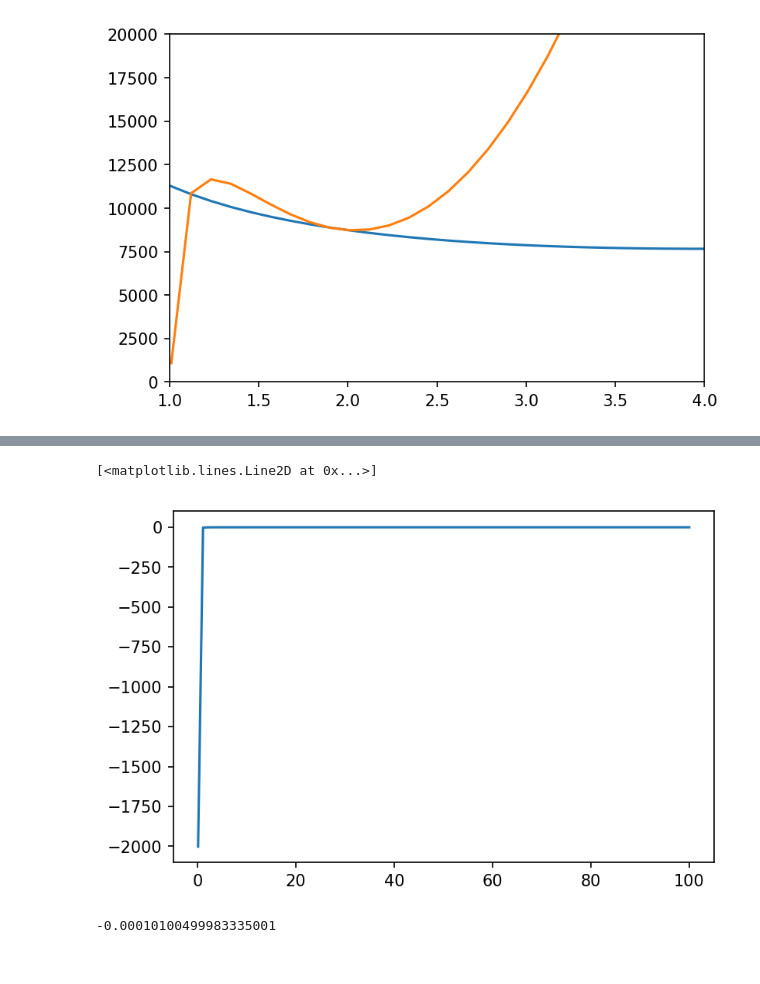
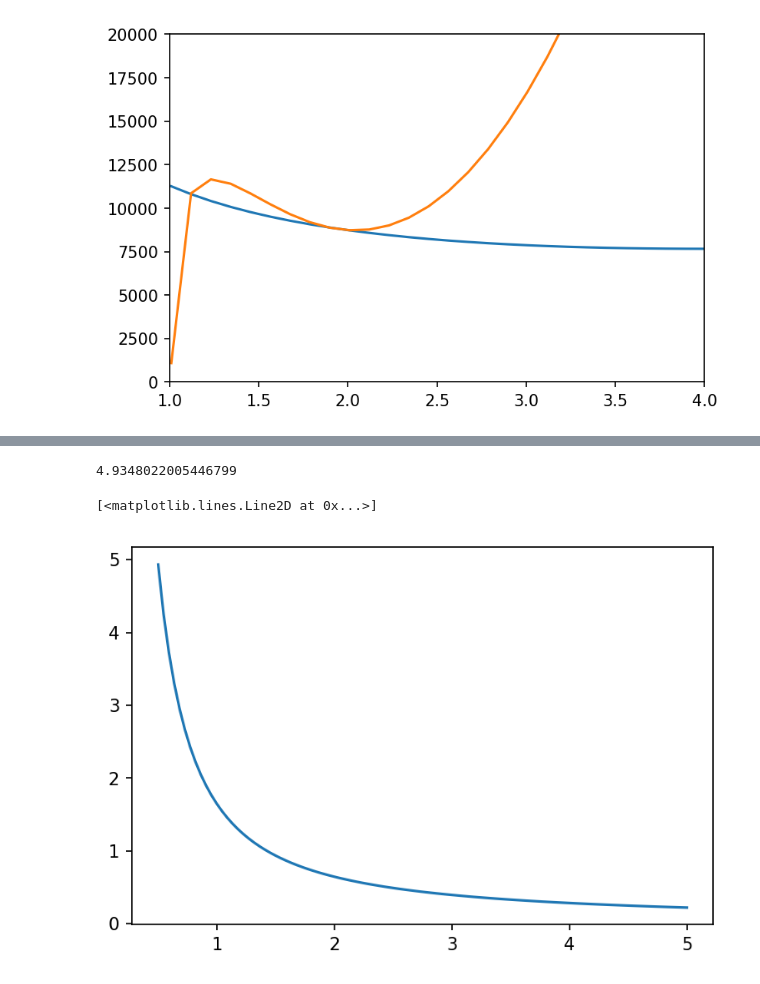
Before and after one commit to mirca/acceptance-rejection, a Jupyter notebook: examples/Untitled1.ipynb, the cells around one changed output, grey strips where cells are left out. Saved outputs shown, nothing was run; the diff lists cells and outputs as text; code cells hidden in the pictures.

```diff
--- a/examples/Untitled1.ipynb
+++ b/examples/Untitled1.ipynb
@@ -40,4 +40,4 @@ plt.ylim(0, 20000)
 (0, 20000)
 [figure]
 # %%
-x = np.linspace(.1, 4., 100)
+x = np.linspace(.5, 5, 100)
@@ -58,9 +54,11 @@ plt.ylim(0, 20)
+# %%
+p = sps.polygamma(1, x)
+# %%
+p[0]
+# %% [output]
+4.9348022005446799
 # %%
-plt.plot(x, sps.polygamma(2, x))
+plt.plot(x, p)
 # %% [output]
 [<matplotlib.lines.Line2D at 0x...>]
-[figure, old version]
+[figure, new version]
-# %%
-np.max(sps.polygamma(2, x))
-# %% [output]
--0.00010100499983335001
```
Also changed, not shown: parts of 8 cells of this notebook, 4 other files.
